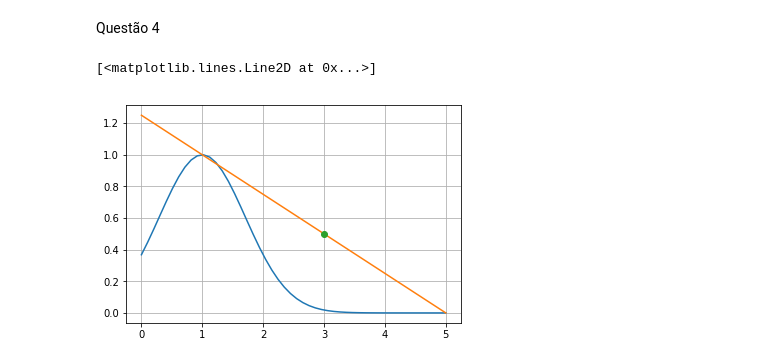
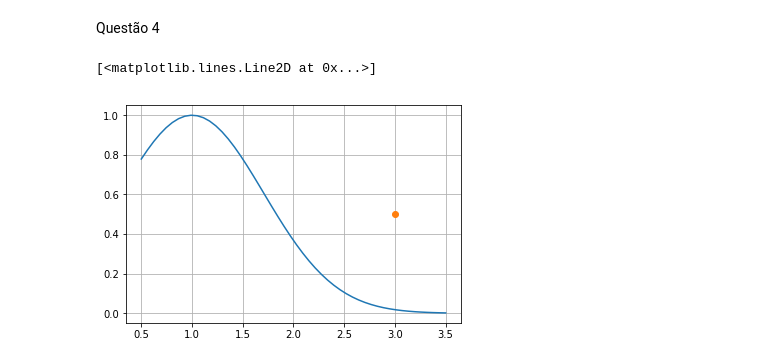
Before and after one commit to MarlonCosta/MetodosNumericos, a Jupyter notebook: Lista 3.ipynb, the cells around one changed output. Saved outputs shown, nothing was run; the diff lists cells and outputs as text; code cells hidden in the pictures.

```diff
--- a/Lista 3.ipynb
+++ b/Lista 3.ipynb
@@ -152,16 +153,12 @@ Questão 4
 # %%
 def f4(x): return np.exp(-(x-1)**2)
 
-
-def f4_t(x): return (-0.5*x+2.5)/2
-
-
-x = np.linspace(0, 5)
+x = np.linspace(0.5, 3.5)
 plt.grid(True)
 plt.plot(x, f4(x))
-plt.plot(x, f4_t(x))
+
 plt.plot
 plt.plot(3, 1/2, marker='o')
 # %% [output]
 [<matplotlib.lines.Line2D at 0x...>]
-[figure, old version]
+[figure, new version]
```
Also changed, not shown: parts of 3 cells of this notebook, 2 other files.
